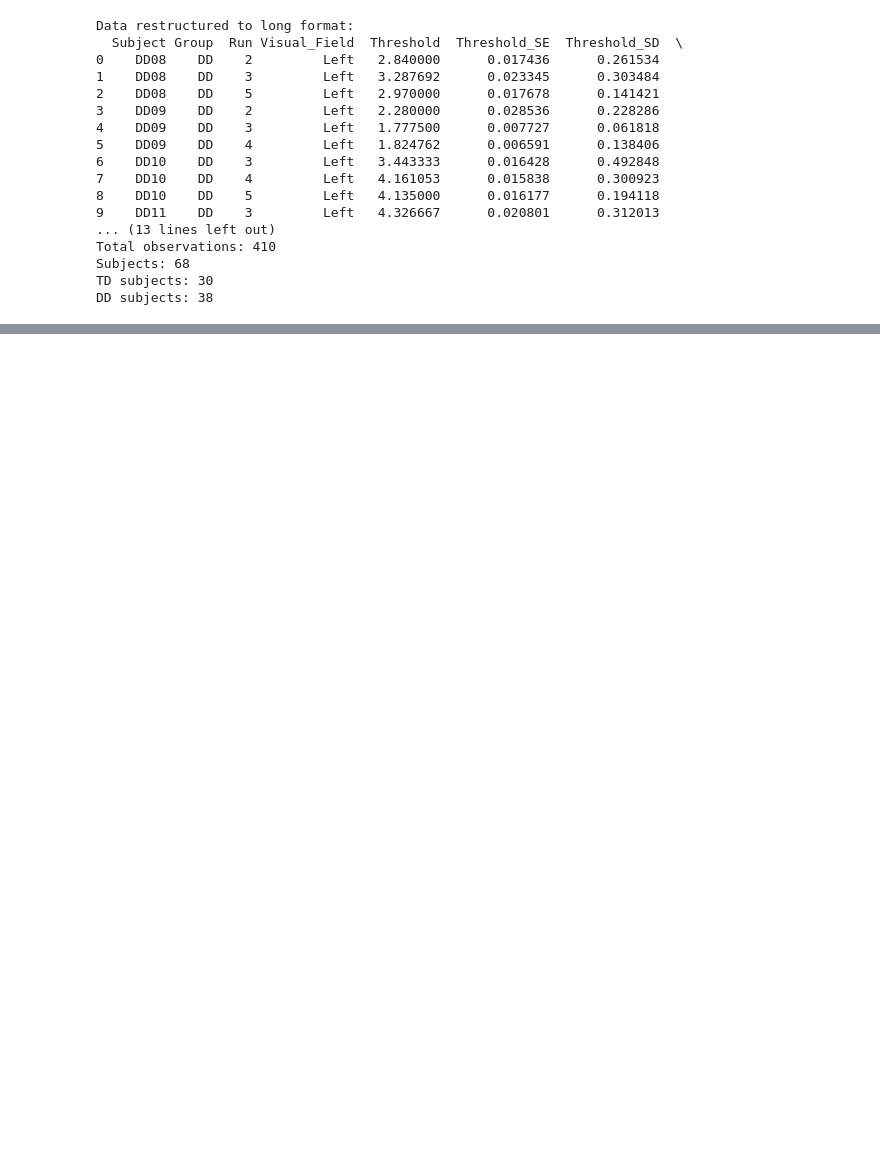
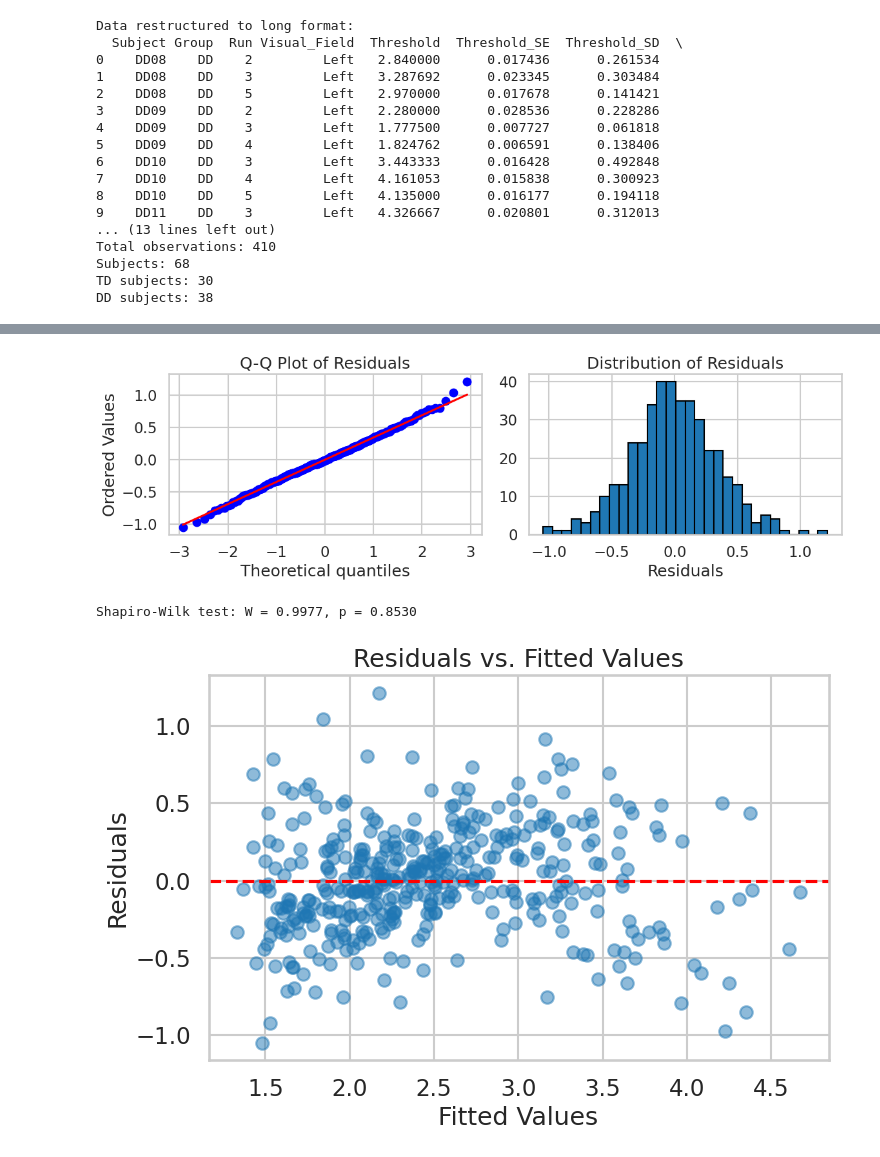
Before and after one commit to cristinarainich/DDCS, a Jupyter notebook: rvh_termin1only.ipynb, the cells around one changed output, grey strips where cells are left out. Cells and saved outputs as stored; diff of their text form; code cells hidden in the pictures; blank space fills up the shorter version.

```diff
--- a/rvh_termin1only.ipynb
+++ b/rvh_termin1only.ipynb
@@ -296,18 +458,18 @@ TD        91  0.308  0.589  0.062
 # %%
 import statsmodels.formula.api as smf
-
+# trying out the model with interaction
 # THE CRITICAL MODEL: Test Group × Visual Field interaction
-model_interaction = smf.mixedlm(
+model_lmm = smf.mixedlm(
     "Threshold ~ Group * Visual_Field + Accuracy_centered + Run",
     data=rvh_long,
-    groups=rvh_long["Subject"],
-    re_formula="~Visual_Field"  # Allow different left/right variability per subject
+    groups=rvh_long["Subject"]
+    #re_formula="~Visual_Field"  # Allow different left/right variability per subject
 )
 
-result = model_interaction.fit()
+result = model_lmm.fit()
 
 print("\n" + "="*80)
-print("MIXED EFFECTS MODEL: Group × Visual Field Interaction")
+print("STEP 4: MIXED EFFECTS MODEL: Group × Visual Field Interaction")
 print("="*80)
 print(result.summary())
 # %% [output]
@@ -589,0 +564,38 @@ plt.show()
+# %%
+# THEN check assumptions on residuals
+residuals = result.resid
+
+# 1. Normality of residuals
+import scipy.stats as stats
+import matplotlib.pyplot as plt
+
+fig, axes = plt.subplots(1, 2, figsize=(12, 4))
+
+# Q-Q plot
+stats.probplot(residuals, dist="norm", plot=axes[0])
+axes[0].set_title('Q-Q Plot of Residuals')
+
+# Histogram
+axes[1].hist(residuals, bins=30, edgecolor='black')
+axes[1].set_title('Distribution of Residuals')
+axes[1].set_xlabel('Residuals')
+plt.tight_layout()
+plt.show()
+
+# Shapiro-Wilk test (if needed, but visual inspection is more important)
+shapiro_stat, shapiro_p = stats.shapiro(residuals)
+print(f"Shapiro-Wilk test: W = {shapiro_stat:.4f}, p = {shapiro_p:.4f}")
+
+# 2. Homoscedasticity (constant variance)
+fitted_values = result.fittedvalues
+plt.figure(figsize=(8, 5))
+plt.scatter(fitted_values, residuals, alpha=0.5)
+plt.axhline(y=0, color='red', linestyle='--')
+plt.xlabel('Fitted Values')
+plt.ylabel('Residuals')
+plt.title('Residuals vs. Fitted Values')
+plt.show()
+# %% [output]
+[figure, added]
+Shapiro-Wilk test: W = 0.9977, p = 0.8530
+[figure, added]
```
Also changed, not shown: parts of 25 cells of this notebook.
